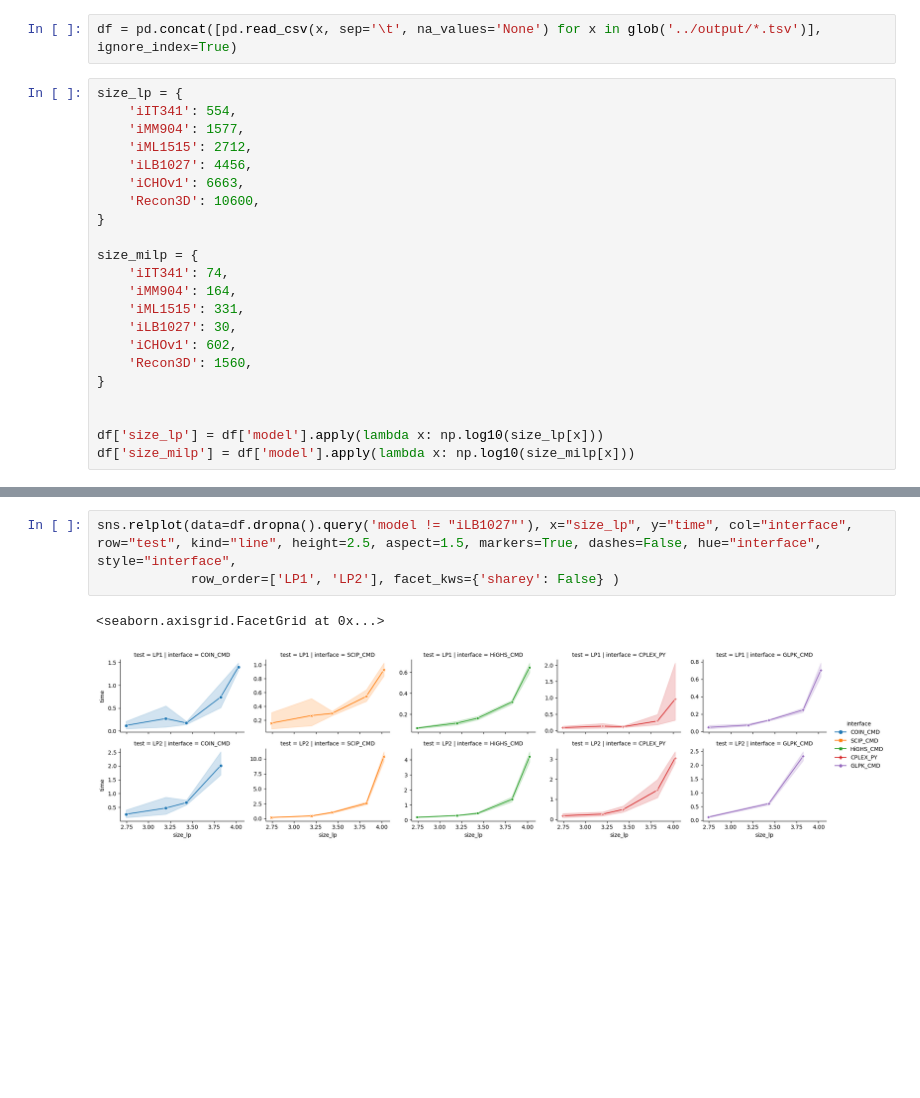
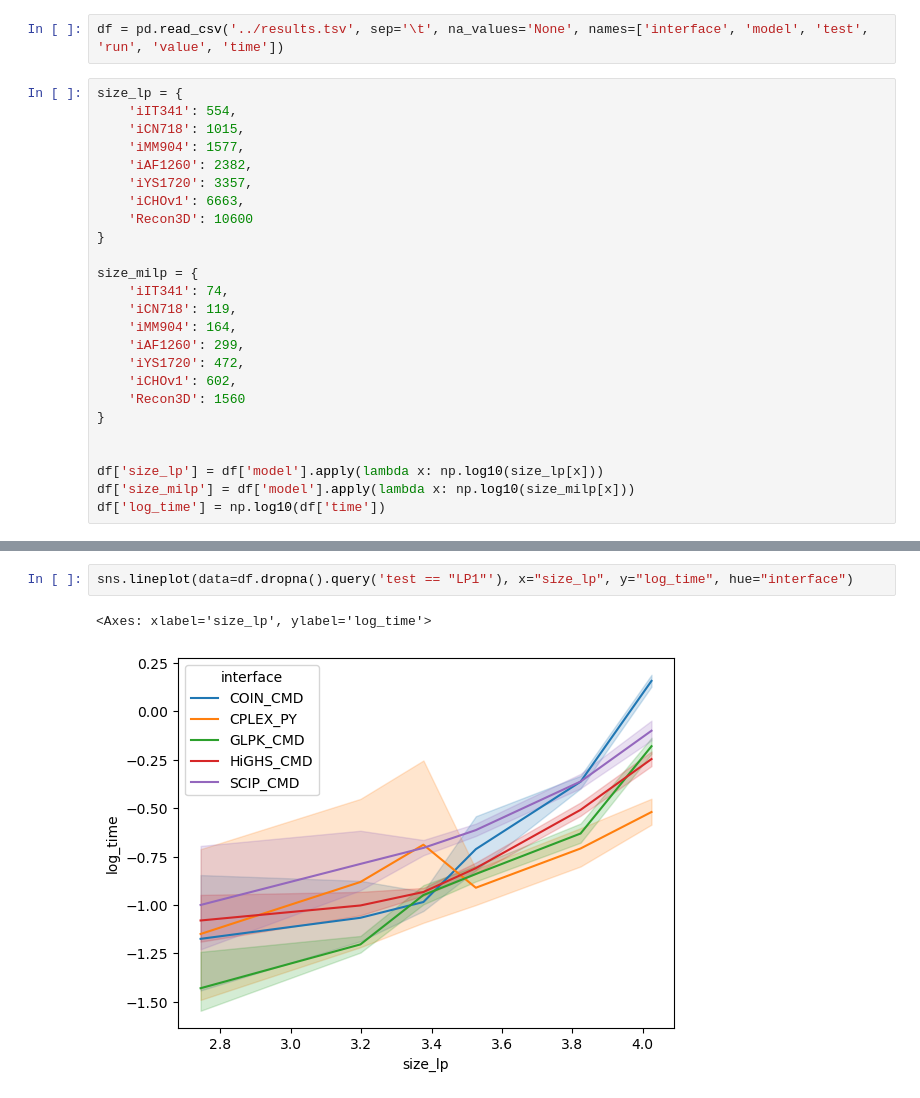
Before and after one commit to cdanielmachado/solver_benchmark, a Jupyter notebook: notebooks/analyse.ipynb, the cells around one changed output, grey strips where cells are left out. Drawn from its saved outputs; the diff is of its cells as text; blank space fills up the shorter version.

Commit message:
add new models

```diff
--- a/notebooks/analyse.ipynb
+++ b/notebooks/analyse.ipynb
@@ -4,26 +3,29 @@ from glob import glob
 import seaborn as sns
 import numpy as np
 # %%
-df = pd.concat([pd.read_csv(x, sep='\t', na_values='None') for x in glob('../output/*.tsv')], ignore_index=True)
+df = pd.read_csv('../results.tsv', sep='\t', na_values='None', names=['interface', 'model', 'test', 'run', 'value', 'time'])
 # %%
 size_lp = {
     'iIT341': 554,
+    'iCN718': 1015,
     'iMM904': 1577,
-    'iML1515': 2712,
-    'iLB1027': 4456,
+    'iAF1260': 2382,
+    'iYS1720': 3357,
     'iCHOv1': 6663,
-    'Recon3D': 10600,
+    'Recon3D': 10600
 }
 
 size_milp = {
     'iIT341': 74,
+    'iCN718': 119,
     'iMM904': 164,
-    'iML1515': 331,
-    'iLB1027': 30,
+    'iAF1260': 299,
+    'iYS1720': 472,
     'iCHOv1': 602,
-    'Recon3D': 1560,
+    'Recon3D': 1560
 }
 
 
 df['size_lp'] = df['model'].apply(lambda x: np.log10(size_lp[x]))
 df['size_milp'] = df['model'].apply(lambda x: np.log10(size_milp[x]))
+df['log_time'] = np.log10(df['time'])
@@ -35,6 +32,5 @@ df.plot.scatter('size_lp', 'size_milp')
 # %%
-sns.relplot(data=df.dropna().query('model != "iLB1027"'), x="size_lp", y="time", col="interface", row="test", kind="line", height=2.5, aspect=1.5, markers=True, dashes=False, hue="interface", style="interface",
-            row_order=['LP1', 'LP2'], facet_kws={'sharey': False} )
+sns.lineplot(data=df.dropna().query('test == "LP1"'), x="size_lp", y="log_time", hue="interface")
 # %% [output]
-<seaborn.axisgrid.FacetGrid at 0x...>
+<Axes: xlabel='size_lp', ylabel='log_time'>
-[figure, old version]
+[figure, new version]
```
Also changed, not shown: parts of 11 cells of this notebook, 4 other files.
